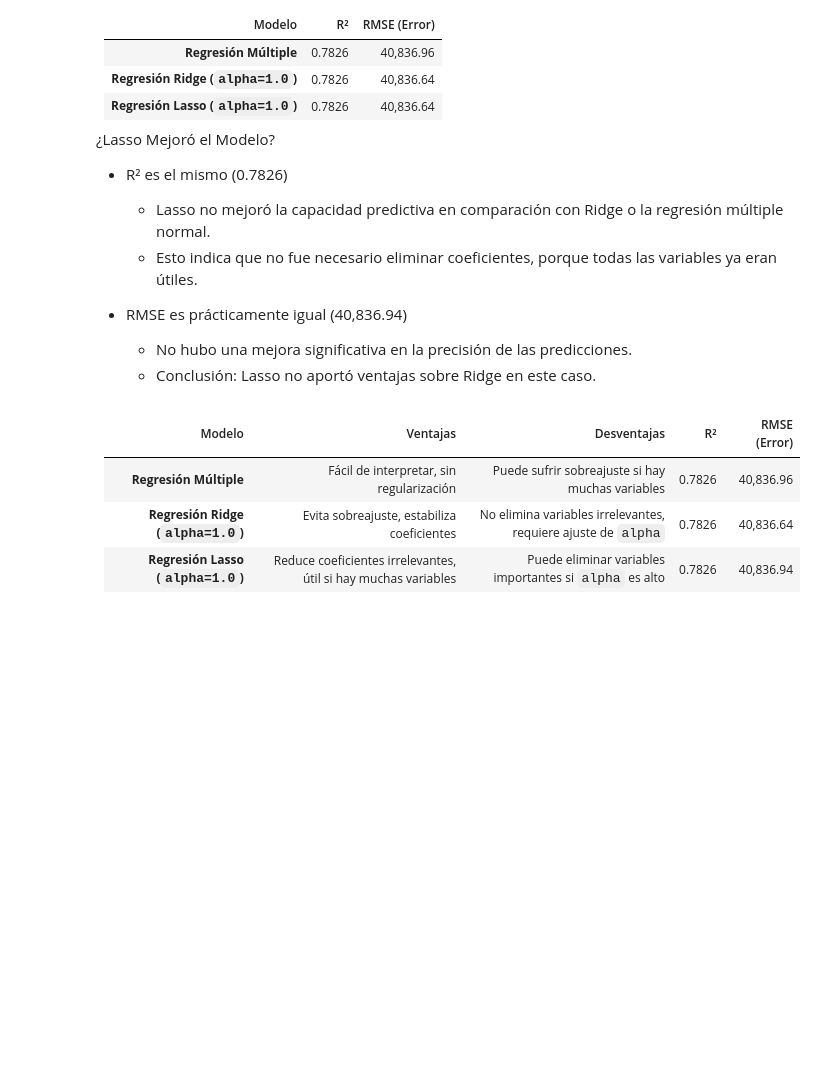
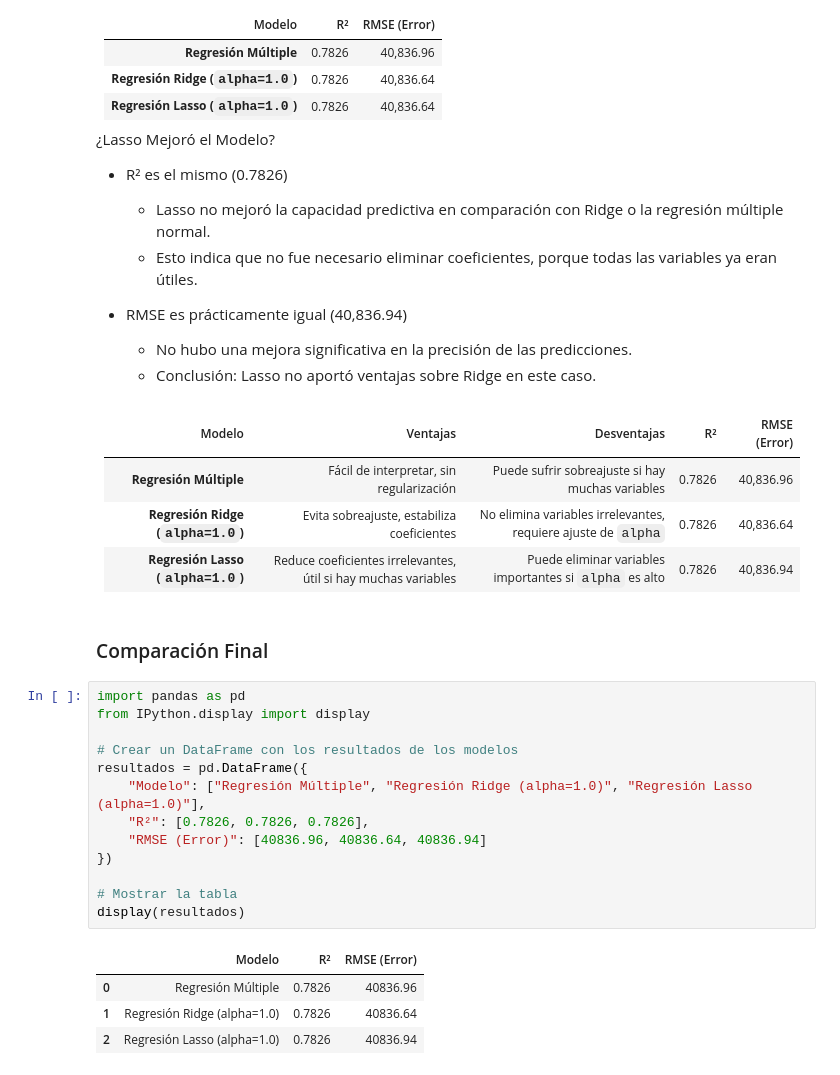
Before and after one commit to vgcarlol/Proy2-Mineria, a Jupyter notebook: main.ipynb, the cells around one changed output. Cells and saved outputs as stored; diff of their text form; blank space fills up the shorter version.

Commit message:
Comparación final

```diff
--- a/main.ipynb
+++ b/main.ipynb
@@ -622,3 +622,23 @@ Evaluación del Modelo con Lasso Regression
 | **Regresión Múltiple**          | Fácil de interpretar, sin regularización    | Puede sufrir sobreajuste si hay muchas variables | 0.7826 | 40,836.96  |
 | **Regresión Ridge (`alpha=1.0`)** | Evita sobreajuste, estabiliza coeficientes  | No elimina variables irrelevantes, requiere ajuste de `alpha` | 0.7826 | 40,836.64  |
 | **Regresión Lasso (`alpha=1.0`)** | Reduce coeficientes irrelevantes, útil si hay muchas variables | Puede eliminar variables importantes si `alpha` es alto | 0.7826 | 40,836.94  |
+# %% [markdown]
+### Comparación Final
+# %%
+import pandas as pd
+from IPython.display import display
+
+# Crear un DataFrame con los resultados de los modelos
+resultados = pd.DataFrame({
+    "Modelo": ["Regresión Múltiple", "Regresión Ridge (alpha=1.0)", "Regresión Lasso (alpha=1.0)"],
+    "R²": [0.7826, 0.7826, 0.7826],
+    "RMSE (Error)": [40836.96, 40836.64, 40836.94]
+})
+
+# Mostrar la tabla
+display(resultados)
+# %% [output]
+|  | Modelo | R² | RMSE (Error) |
+| 0 | Regresión Múltiple | 0.7826 | 40836.96 |
+| 1 | Regresión Ridge (alpha=1.0) | 0.7826 | 40836.64 |
+| 2 | Regresión Lasso (alpha=1.0) | 0.7826 | 40836.94 |
```
Also changed, not shown: parts of 1 cell of this notebook.
